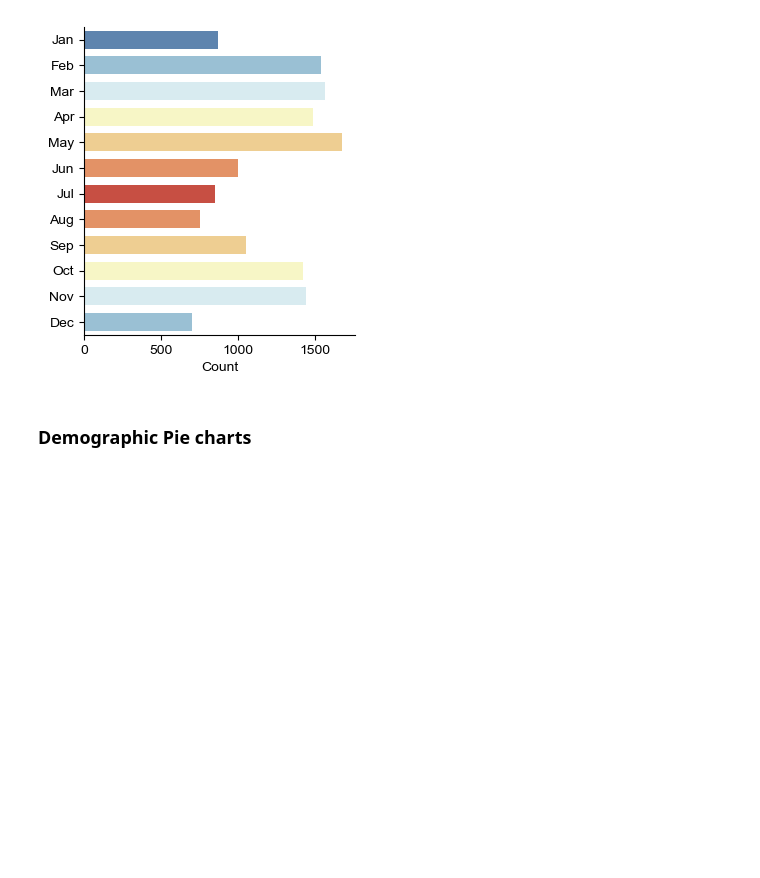
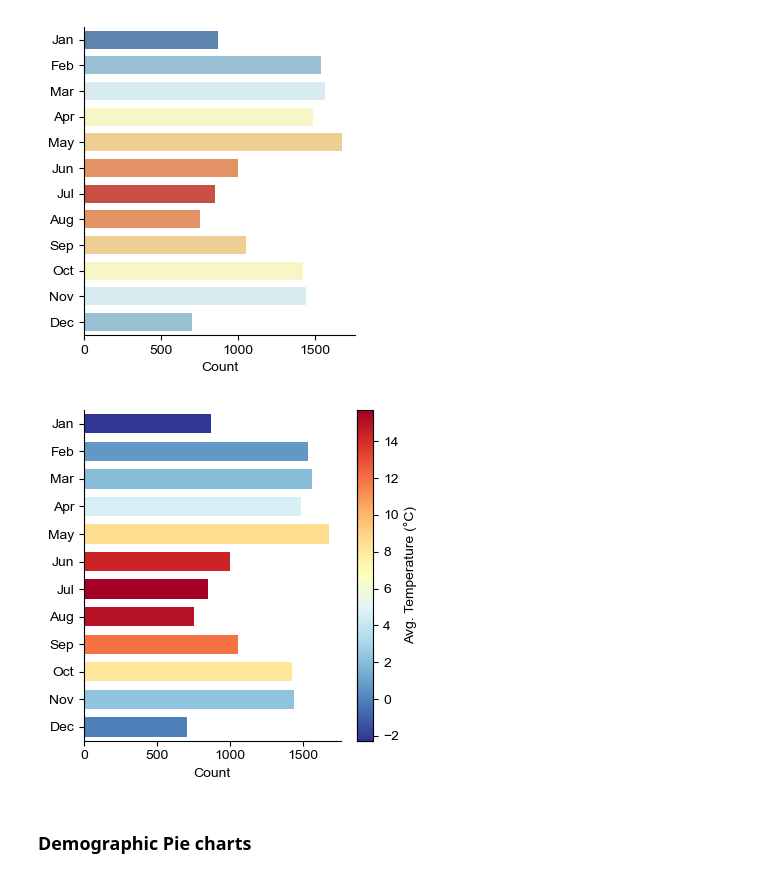
Before and after one commit to digitalepidemiologylab/mindays-estimation-paper, a Jupyter notebook: preprocessing.ipynb, the cells around one changed output. Drawn from its saved outputs; the diff is of its cells as text; code cells hidden in the pictures; blank space fills up the shorter version.

```diff
--- a/preprocessing.ipynb
+++ b/preprocessing.ipynb
@@ -406,5 +471,94 @@ plt.savefig("figures/descriptive/month_distribution.png", dpi=300)
 # %% [output]
 [figure]
+# %%
+from matplotlib.colors import Normalize
+from matplotlib.cm import ScalarMappable
+
+
+def plot_month_distribution(
+    df, column_name, plot_title, ax, xlabel="Month", temp_series=None
+):
+    # Map month numbers to 3-letter codes
+    month_map = {
+        1: "Jan",
+        2: "Feb",
+        3: "Mar",
+        4: "Apr",
+        5: "May",
+        6: "Jun",
+        7: "Jul",
+        8: "Aug",
+        9: "Sep",
+        10: "Oct",
+        11: "Nov",
+        12: "Dec",
+    }
+
+    cmap = plt.cm.RdYlBu_r
+
+    counts = df[column_name].value_counts().sort_index()
+    counts.index = counts.index.map(month_map)
+
+    plot_df = pd.DataFrame(
+        {
+            "month": counts.index,
+            "count": counts.values,
+            "temperature": [temp_series[m] for m in counts.index],
+        }
+    )
+
+    # Sort by month order
+    month_order = list(month_map.values())
+    plot_df["month_order"] = plot_df["month"].map(
+        {m: i for i, m in enumerate(month_order)}
+    )
+    plot_df = plot_df.sort_values("month_order")
+
+    bars = sns.barplot(
+        x="count",
+        y="month",
+        data=plot_df,
+        orient="h",
+        ax=ax,
+        width=0.7,
+        legend=False,
+        # hue="temperature",
+    )
+
+    # Color each bar according to its temperature value
+    norm = Normalize(vmin=temp_series.min(), vmax=temp_series.max())
+
+    for i, bar in enumerate(bars.patches):
+        temp = plot_df.iloc[i]["temperature"]
+        bar.set_facecolor(cmap(norm(temp)))
+
+    # Create a colorbar
+    sm = ScalarMappable(cmap=cmap, norm=norm)
+    sm.set_array([])
+    cbar = plt.colorbar(sm, ax=ax)
+    cbar.set_label("Avg. Temperature (°C)")
+
+    ax.set_ylabel(xlabel)
+    ax.set_xlabel("Count")
+    ax.set_title(plot_title)
+
+
+fig, ax = plt.subplots(ncols=1, figsize=(4, 4))
+
+plot_month_distribution(
+    df=df_food_filtered_meta,
+    column_name="month",
+    plot_title="",
+    ax=ax,
+    xlabel="",
+    temp_series=avg_temperature_by_month,
+)
+
+sns.despine()
+plt.tight_layout()
+plt.savefig("figures/descriptive/month_distribution_by_temp.png", dpi=300)
+# %% [output]
+[figure, added]
 # %% [markdown]
 ### Demographic Pie charts
 # %%
```
Also changed, not shown: parts of 5 cells of this notebook, 7 other files.
